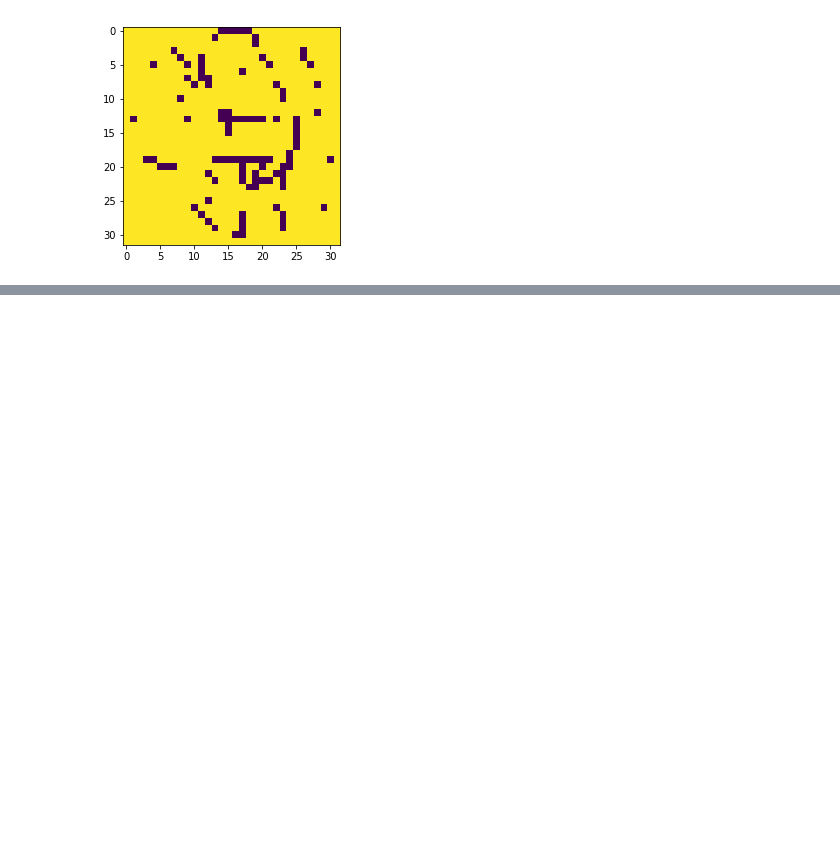
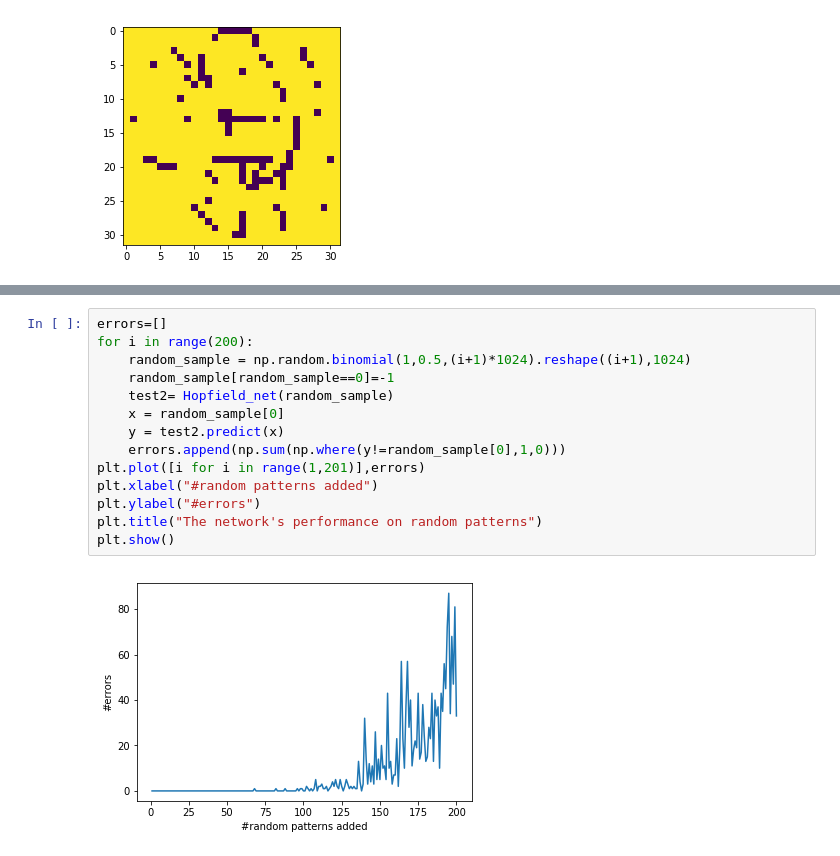
Before and after one commit to physics31415926/DD2437_ANN, a Jupyter notebook: Lab3/2.ipynb, the cells around one changed output, grey strips where cells are left out. Saved outputs shown, nothing was run; the diff lists cells and outputs as text; blank space fills up the shorter version.

```diff
--- a/Lab3/2.ipynb
+++ b/Lab3/2.ipynb
@@ -85,0 +139,16 @@ array([-1, -1, -1, ..., -1, -1, -1])
+# %%
+errors=[]
+for i in range(200):
+    random_sample = np.random.binomial(1,0.5,(i+1)*1024).reshape((i+1),1024)
+    random_sample[random_sample==0]=-1
+    test2= Hopfield_net(random_sample)
+    x = random_sample[0]
+    y = test2.predict(x)
+    errors.append(np.sum(np.where(y!=random_sample[0],1,0)))
+plt.plot([i for i in range(1,201)],errors)
+plt.xlabel("#random patterns added")
+plt.ylabel("#errors")
+plt.title("The network's performance on random patterns")
+plt.show()
+# %% [output]
+[figure, added]
```
Also changed, not shown: parts of 8 cells of this notebook.
